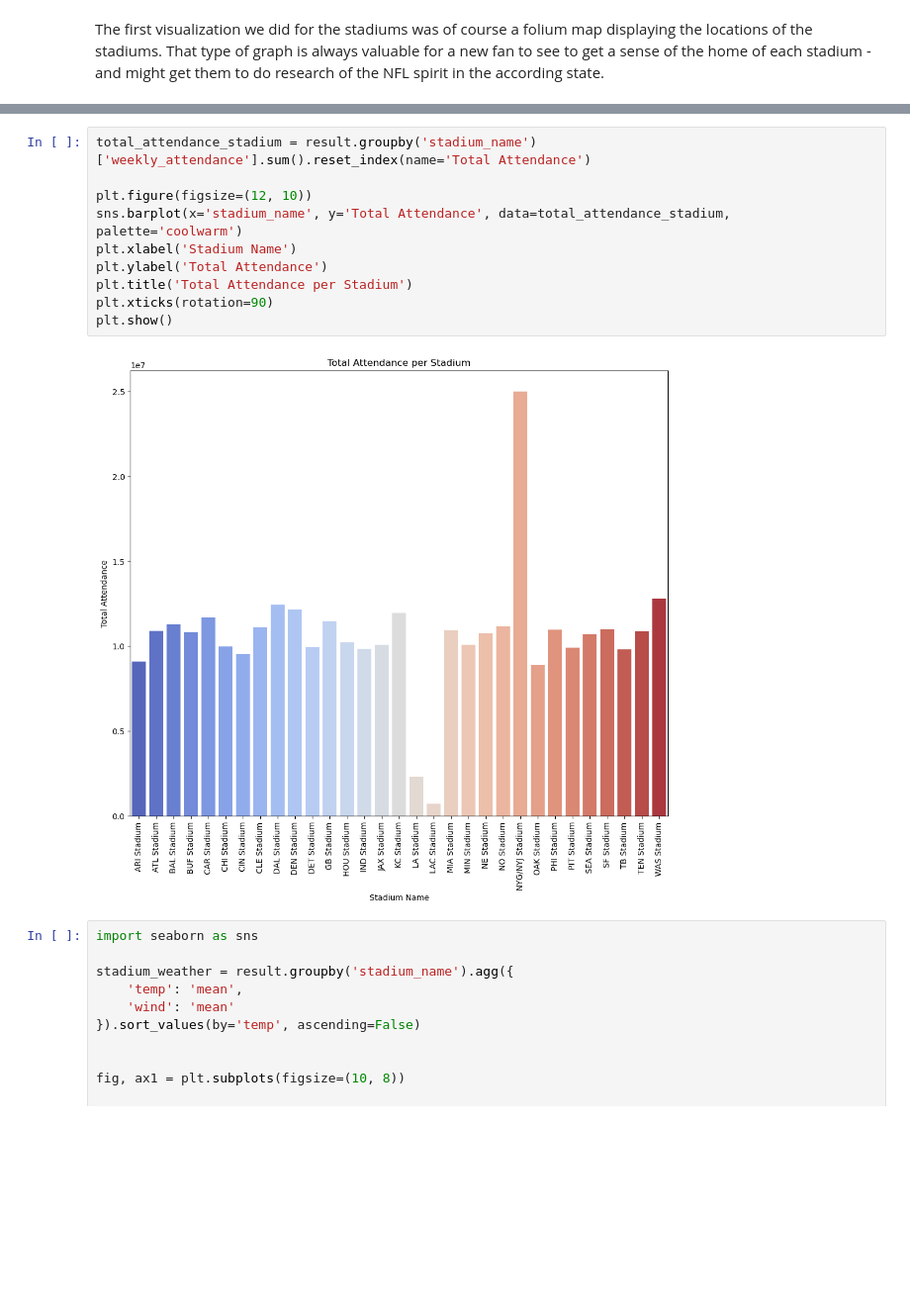
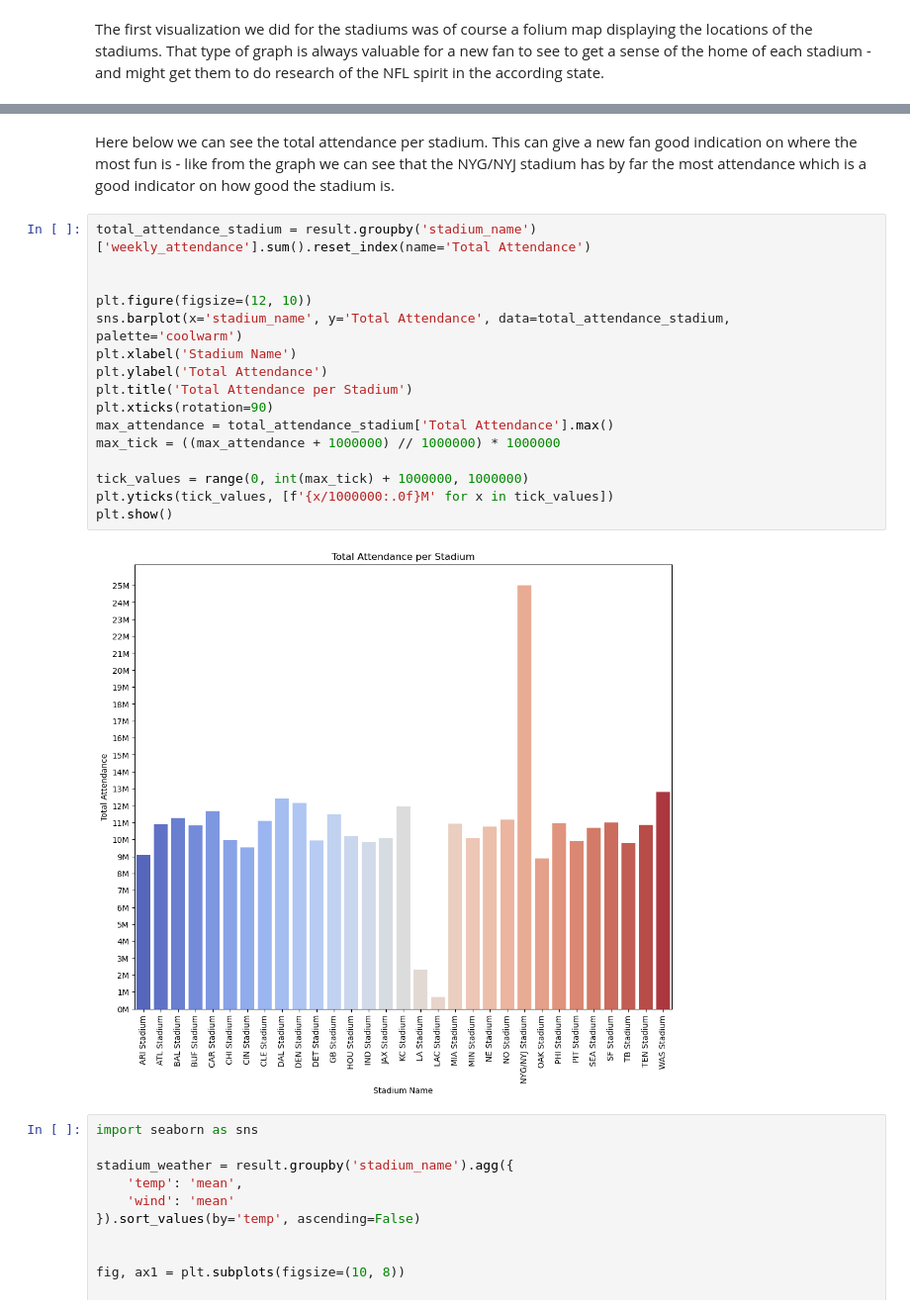
Before and after one commit to BrylliDTU/social_data, a Jupyter notebook: Final_report.ipynb, the cells around one changed output, grey strips where cells are left out. Shown at 99% size. Cells and saved outputs as stored; diff of their text form; blank space fills up the shorter version.

```diff
--- a/Final_report.ipynb
+++ b/Final_report.ipynb
@@ -408,18 +384,26 @@ for index, row in result_filtered.iterrows():
 map
 # %% [output]
 [interactive output not drawn]
+# %% [markdown]
+Here below we can see the total attendance per stadium. This can give a new fan good indication on where the most fun is - like from the graph we can see that the NYG/NYJ stadium has by far the most attendance which is a good indicator on how good the stadium is.
 # %%
 total_attendance_stadium = result.groupby('stadium_name')['weekly_attendance'].sum().reset_index(name='Total Attendance')
+
 
 plt.figure(figsize=(12, 10))
 sns.barplot(x='stadium_name', y='Total Attendance', data=total_attendance_stadium, palette='coolwarm')
 plt.xlabel('Stadium Name')
 plt.ylabel('Total Attendance')
 plt.title('Total Attendance per Stadium')
 plt.xticks(rotation=90)
+max_attendance = total_attendance_stadium['Total Attendance'].max()
+max_tick = ((max_attendance + 1000000) // 1000000) * 1000000
+
+tick_values = range(0, int(max_tick) + 1000000, 1000000)
+plt.yticks(tick_values, [f'{x/1000000:.0f}M' for x in tick_values])
 plt.show()
 # %% [output]
-[figure, old version]
+[figure, new version]
 # %%
 import seaborn as sns
 
```
Also changed, not shown: parts of 12 cells of this notebook.
